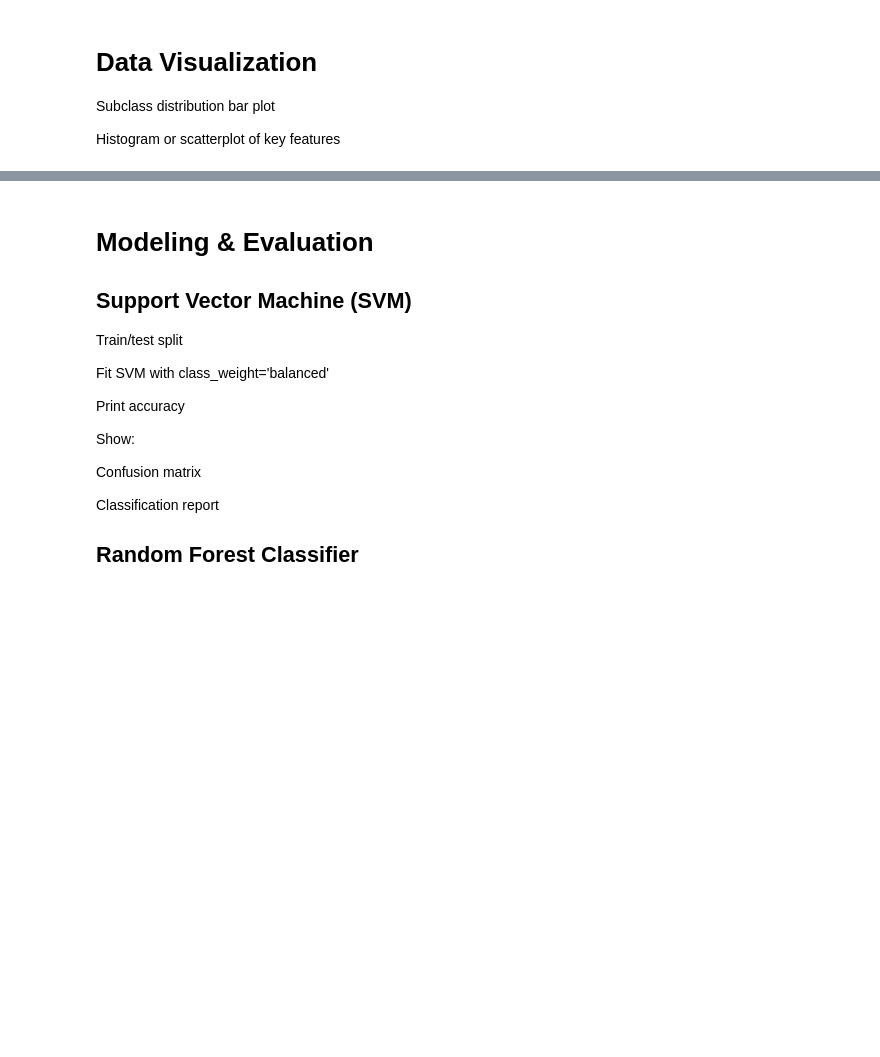
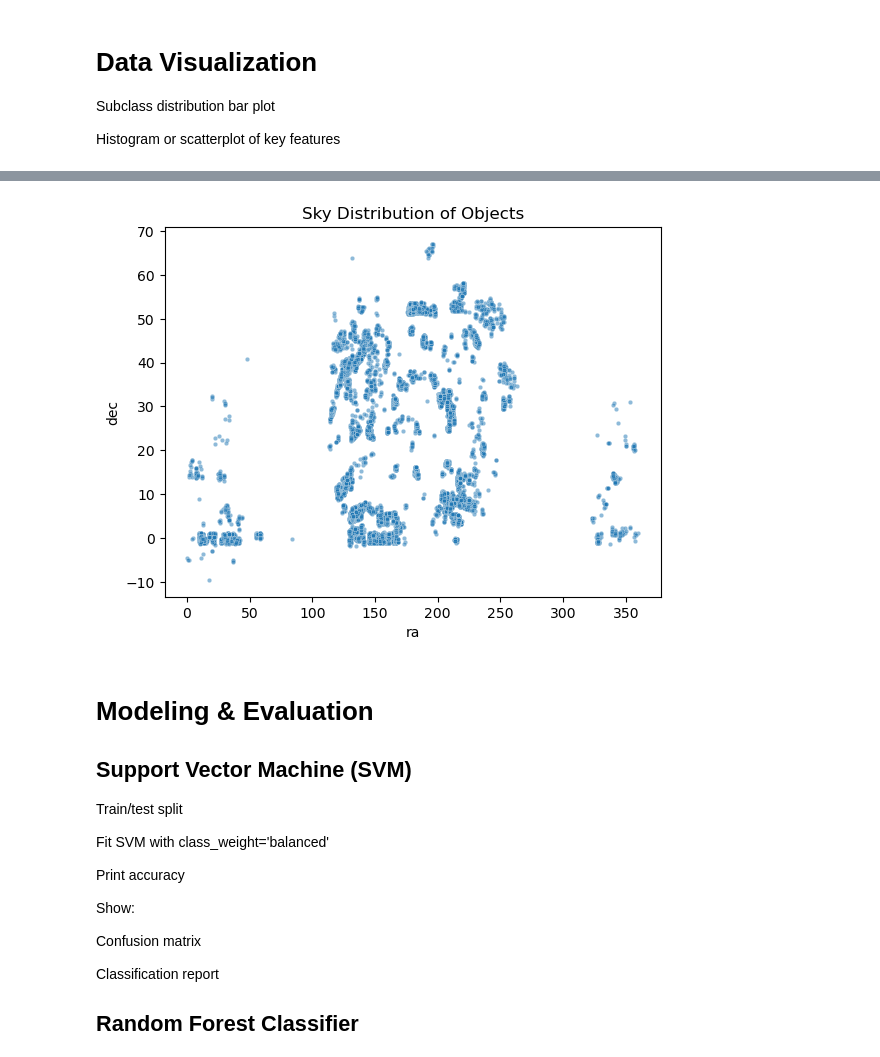
Before and after one commit to doverara/Tech-Science-2, a Jupyter notebook: Final-CMSE-202-project.ipynb, the cells around one changed output, grey strips where cells are left out. Drawn from its saved outputs; the diff is of its cells as text; code cells hidden in the pictures; blank space fills up the shorter version.

```diff
--- a/Final-CMSE-202-project.ipynb
+++ b/Final-CMSE-202-project.ipynb
@@ -92,3 +106,14 @@ Histogram or scatterplot of key features
+# %%
+"""
+Visualizes where objects are in the sky
+ra - Right Ascension, the celestial equivalent of longitude.
+dec - Declination, the celestial equivalent of latitude.
+"""
+sns.scatterplot(data=df, x='ra', y='dec', s=10, alpha=0.5)
+plt.title('Sky Distribution of Objects')
+plt.show()
+# %% [output]
+[figure, added]
 # %% [markdown]
 # Modeling & Evaluation
 ## Support Vector Machine (SVM)
```
Also changed, not shown: parts of 1 cell of this notebook.
